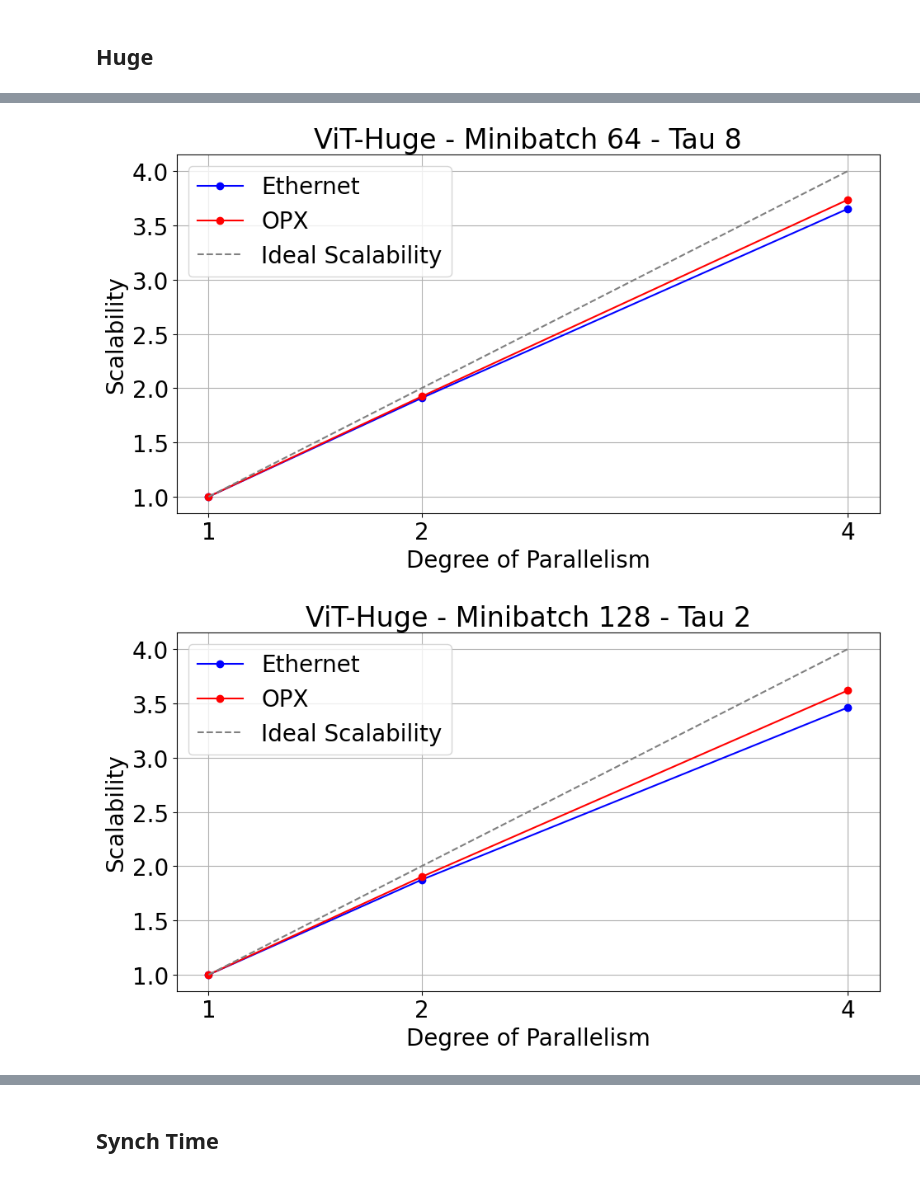
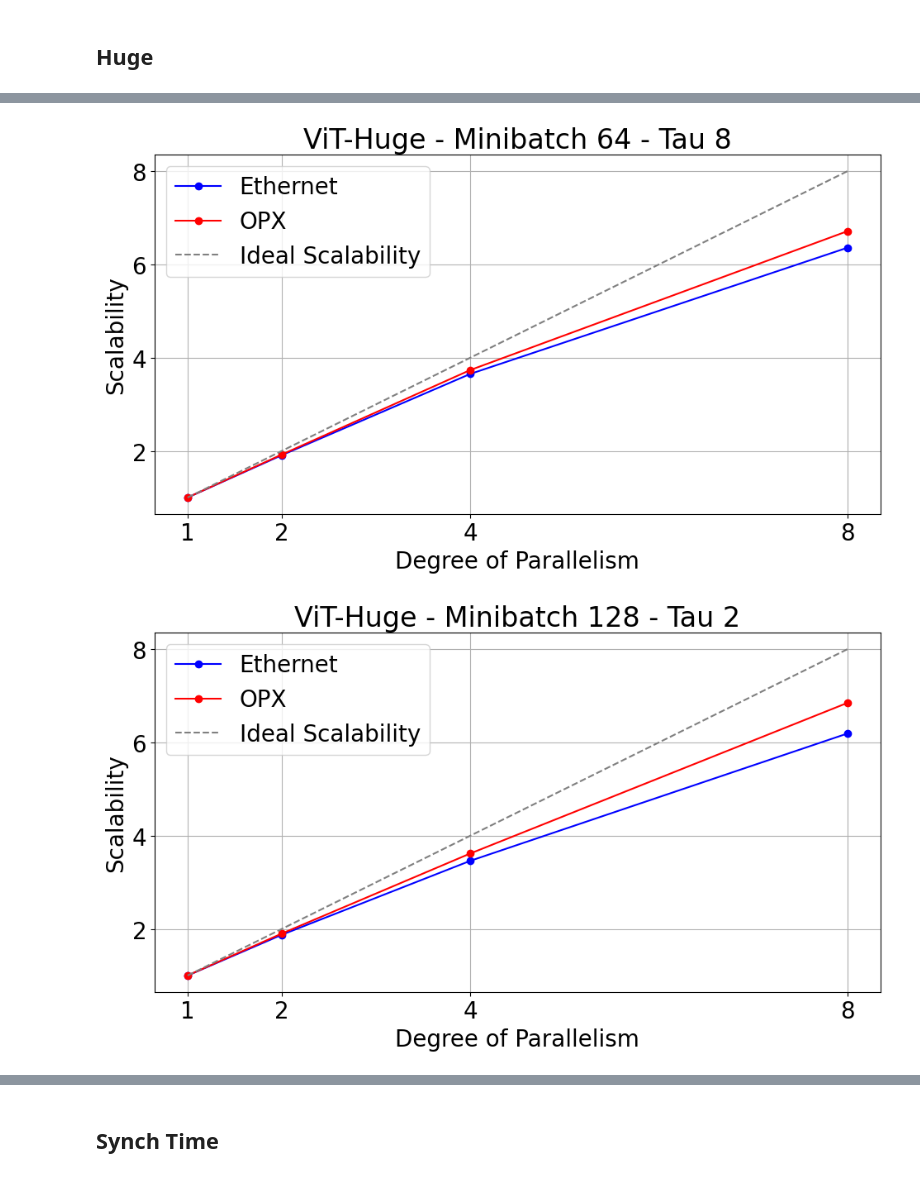
Before and after one commit to JacopoRaffi/Master_Thesis, a Jupyter notebook: analysis/ddpa.ipynb, the cells around one changed output, grey strips where cells are left out. Drawn from its saved outputs; the diff is of its cells as text; code cells hidden in the pictures.

```diff
--- a/analysis/ddpa.ipynb
+++ b/analysis/ddpa.ipynb
@@ -529,60 +552,72 @@ plt.tight_layout()
 # %%
 plt.figure(figsize=(10,6))
-plot_speedup([ddp_1_h_64_8_eth1, ddp_2_h_64_8_eth1, ddp_4_h_64_8_eth1], "ViT-Huge - Minibatch 64 - Tau 8", "Ethernet", color='blue', plot_ideal=False, asynch=True)
-plot_speedup([ddp_1_h_64_8_eth1, ddp_2_h_64_8_ib0, ddp_4_h_64_8_ib0], "ViT-Huge - Minibatch 64 - Tau 8", "OPX", color='red', plot_ideal=True, asynch=True)
+plot_speedup([ddp_1_h_64_8_eth1, ddp_2_h_64_8_eth1, ddp_4_h_64_8_eth1, ddp_8_h_64_8_eth1], "ViT-Huge - Minibatch 64 - Tau 8", "Ethernet", color='blue', plot_ideal=False, asynch=True)
+plot_speedup([ddp_1_h_64_8_eth1, ddp_2_h_64_8_ib0, ddp_4_h_64_8_ib0, ddp_8_h_64_8_ib0], "ViT-Huge - Minibatch 64 - Tau 8", "OPX", color='red', plot_ideal=True, asynch=True)
 plt.tight_layout()
 # %% [output]
-[figure, old version]
+[figure, new version]
 # %%
 ddp_1_h_128_2_eth1 = pd.read_csv("../log/asynch_ddp/rank_0_asynch_ddp_1_minibatch_128_tau_2_vit-huge-patch14-224-in21k_model_eth1.csv")
 ddp_2_h_128_2_eth1 = pd.read_csv("../log/asynch_ddp/rank_0_asynch_ddp_2_minibatch_128_tau_2_vit-huge-patch14-224-in21k_model_eth1.csv")
 ddp_4_h_128_2_eth1 = pd.read_csv("../log/asynch_ddp/rank_0_asynch_ddp_4_minibatch_128_tau_2_vit-huge-patch14-224-in21k_model_eth1.csv")
+ddp_8_h_128_2_eth1 = pd.read_csv("../log/asynch_ddp/rank_0_asynch_ddp_8_minibatch_128_tau_2_vit-huge-patch14-224-in21k_model_eth1.csv")
 
 ddp_2_h_128_2_ib0 = pd.read_csv("../log/asynch_ddp/rank_0_asynch_ddp_2_minibatch_128_tau_2_vit-huge-patch14-224-in21k_model_ib0.csv")
 ddp_4_h_128_2_ib0 = pd.read_csv("../log/asynch_ddp/rank_0_asynch_ddp_4_minibatch_128_tau_2_vit-huge-patch14-224-in21k_model_ib0.csv")
+ddp_8_h_128_2_ib0 = pd.read_csv("../log/asynch_ddp/rank_0_asynch_ddp_8_minibatch_128_tau_2_vit-huge-patch14-224-in21k_model_ib0.csv")
 
 ddp_1_h_128_2_eth1 = ddp_1_h_128_2_eth1[ddp_1_h_128_2_eth1['phase'] == 'train']
 ddp_2_h_128_2_eth1 = ddp_2_h_128_2_eth1[ddp_2_h_128_2_eth1['phase'] == 'train']
 ddp_4_h_128_2_eth1 = ddp_4_h_128_2_eth1[ddp_4_h_128_2_eth1['phase'] == 'train']
+ddp_8_h_128_2_eth1 = ddp_8_h_128_2_eth1[ddp_8_h_128_2_eth1['phase'] == 'train']
 
 ddp_2_h_128_2_ib0 = ddp_2_h_128_2_ib0[ddp_2_h_128_2_ib0['phase'] == 'train']
 ddp_4_h_128_2_ib0 = ddp_4_h_128_2_ib0[ddp_4_h_128_2_ib0['phase'] == 'train']
+ddp_8_h_128_2_ib0 = ddp_8_h_128_2_ib0[ddp_8_h_128_2_ib0['phase'] == 'train']
 
 # ------------------------------- TAU 4 ---------------------------------------------------
 ddp_1_h_128_4_eth1 = pd.read_csv("../log/asynch_ddp/rank_0_asynch_ddp_1_minibatch_128_tau_4_vit-huge-patch14-224-in21k_model_eth1.csv")
 ddp_2_h_128_4_eth1 = pd.read_csv("../log/asynch_ddp/rank_0_asynch_ddp_2_minibatch_128_tau_4_vit-huge-patch14-224-in21k_model_eth1.csv")
 ddp_4_h_128_4_eth1 = pd.read_csv("../log/asynch_ddp/rank_0_asynch_ddp_4_minibatch_128_tau_4_vit-huge-patch14-224-in21k_model_eth1.csv")
+ddp_8_h_128_4_eth1 = pd.read_csv("../log/asynch_ddp/rank_0_asynch_ddp_8_minibatch_128_tau_4_vit-huge-patch14-224-in21k_model_eth1.csv")
 
 ddp_2_h_128_4_ib0 = pd.read_csv("../log/asynch_ddp/rank_0_asynch_ddp_2_minibatch_128_tau_4_vit-huge-patch14-224-in21k_model_ib0.csv")
 ddp_4_h_128_4_ib0 = pd.read_csv("../log/asynch_ddp/rank_0_asynch_ddp_4_minibatch_128_tau_4_vit-huge-patch14-224-in21k_model_ib0.csv")
+ddp_8_h_128_4_ib0 = pd.read_csv("../log/asynch_ddp/rank_0_asynch_ddp_8_minibatch_128_tau_4_vit-huge-patch14-224-in21k_model_ib0.csv")
 
 ddp_1_h_128_4_eth1 = ddp_1_h_128_4_eth1[ddp_1_h_128_4_eth1['phase'] == 'train']
 ddp_2_h_128_4_eth1 = ddp_2_h_128_4_eth1[ddp_2_h_128_4_eth1['phase'] == 'train']
 ddp_4_h_128_4_eth1 = ddp_4_h_128_4_eth1[ddp_4_h_128_4_eth1['phase'] == 'train']
+ddp_8_h_128_4_eth1 = ddp_8_h_128_4_eth1[ddp_8_h_128_4_eth1['phase'] == 'train']
 
 ddp_2_h_128_4_ib0 = ddp_2_h_128_4_ib0[ddp_2_h_128_4_ib0['phase'] == 'train']
 ddp_4_h_128_4_ib0 = ddp_4_h_128_4_ib0[ddp_4_h_128_4_ib0['phase'] == 'train']
+ddp_8_h_128_4_ib0 = ddp_8_h_128_4_ib0[ddp_8_h_128_4_ib0['phase'] == 'train']
 
 # ----------------------------------- TAU 8 ----------------------------------------------------
 ddp_1_h_128_8_eth1 = pd.read_csv("../log/asynch_ddp/rank_0_asynch_ddp_1_minibatch_128_tau_8_vit-huge-patch14-224-in21k_model_eth1.csv")
 ddp_2_h_128_8_eth1 = pd.read_csv("../log/asynch_ddp/rank_0_asynch_ddp_2_minibatch_128_tau_8_vit-huge-patch14-224-in21k_model_eth1.csv")
 ddp_4_h_128_8_eth1 = pd.read_csv("../log/asynch_ddp/rank_0_asynch_ddp_4_minibatch_128_tau_8_vit-huge-patch14-224-in21k_model_eth1.csv")
+ddp_8_h_128_8_eth1 = pd.read_csv("../log/asynch_ddp/rank_0_asynch_ddp_8_minibatch_128_tau_8_vit-huge-patch14-224-in21k_model_eth1.csv")
 
 ddp_2_h_128_8_ib0 = pd.read_csv("../log/asynch_ddp/rank_0_asynch_ddp_2_minibatch_128_tau_8_vit-huge-patch14-224-in21k_model_ib0.csv")
 ddp_4_h_128_8_ib0 = pd.read_csv("../log/asynch_ddp/rank_0_asynch_ddp_4_minibatch_128_tau_8_vit-huge-patch14-224-in21k_model_ib0.csv")
+ddp_8_h_128_8_ib0 = pd.read_csv("../log/asynch_ddp/rank_0_asynch_ddp_8_minibatch_128_tau_8_vit-huge-patch14-224-in21k_model_ib0.csv")
 
 ddp_1_h_128_8_eth1 = ddp_1_h_128_8_eth1[ddp_1_h_128_8_eth1['phase'] == 'train']
 ddp_2_h_128_8_eth1 = ddp_2_h_128_8_eth1[ddp_2_h_128_8_eth1['phase'] == 'train']
 ddp_4_h_128_8_eth1 = ddp_4_h_128_8_eth1[ddp_4_h_128_8_eth1['phase'] == 'train']
+ddp_8_h_128_8_eth1 = ddp_8_h_128_8_eth1[ddp_8_h_128_8_eth1['phase'] == 'train']
 
 ddp_2_h_128_8_ib0 = ddp_2_h_128_8_ib0[ddp_2_h_128_8_ib0['phase'] == 'train']
 ddp_4_h_128_8_ib0 = ddp_4_h_128_8_ib0[ddp_4_h_128_8_ib0['phase'] == 'train']
+ddp_8_h_128_8_ib0 = ddp_8_h_128_8_ib0[ddp_8_h_128_8_ib0['phase'] == 'train']
 # %%
 plt.figure(figsize=(10,6))
-plot_speedup([ddp_1_h_128_2_eth1, ddp_2_h_128_2_eth1, ddp_4_h_128_2_eth1], "ViT-Huge - Minibatch 128 - Tau 2", "Ethernet", color='blue', plot_ideal=False, asynch=True)
-plot_speedup([ddp_1_h_128_2_eth1, ddp_2_h_128_2_ib0, ddp_4_h_128_2_ib0], "ViT-Huge - Minibatch 128 - Tau 2", "OPX", color='red', plot_ideal=True, asynch=True)
+plot_speedup([ddp_1_h_128_2_eth1, ddp_2_h_128_2_eth1, ddp_4_h_128_2_eth1, ddp_8_h_128_2_eth1], "ViT-Huge - Minibatch 128 - Tau 2", "Ethernet", color='blue', plot_ideal=False, asynch=True)
+plot_speedup([ddp_1_h_128_2_eth1, ddp_2_h_128_2_ib0, ddp_4_h_128_2_ib0, ddp_8_h_128_2_ib0], "ViT-Huge - Minibatch 128 - Tau 2", "OPX", color='red', plot_ideal=True, asynch=True)
 plt.tight_layout()
 # %% [output]
-[figure, old version]
+[figure, new version]
 # %%
 plt.figure(figsize=(10,6))
```
Also changed, not shown: parts of 13 cells of this notebook.
